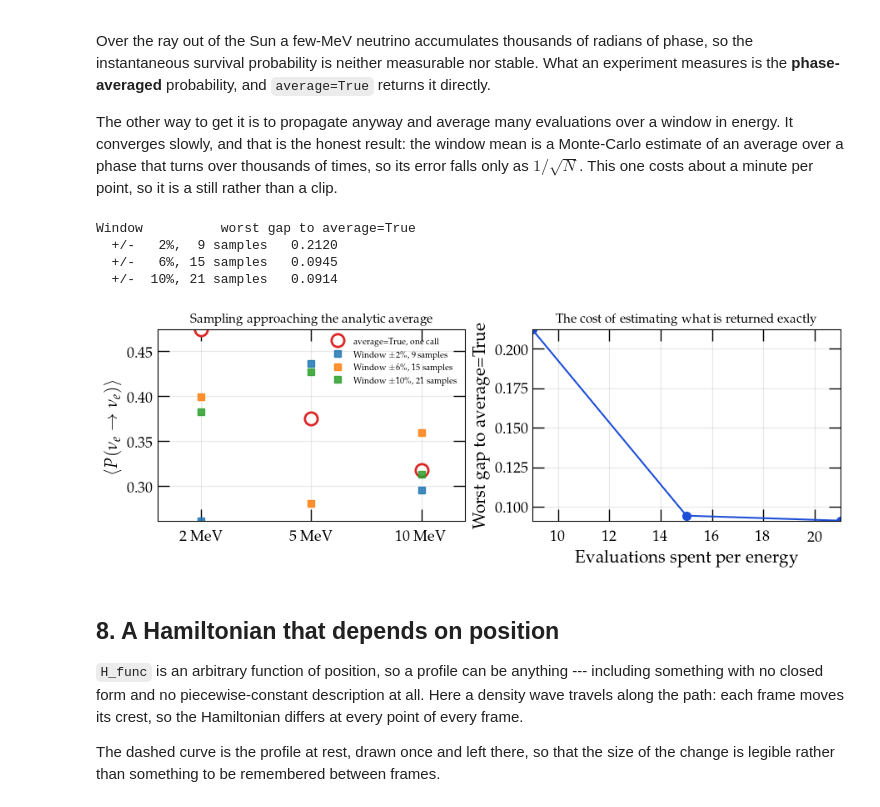
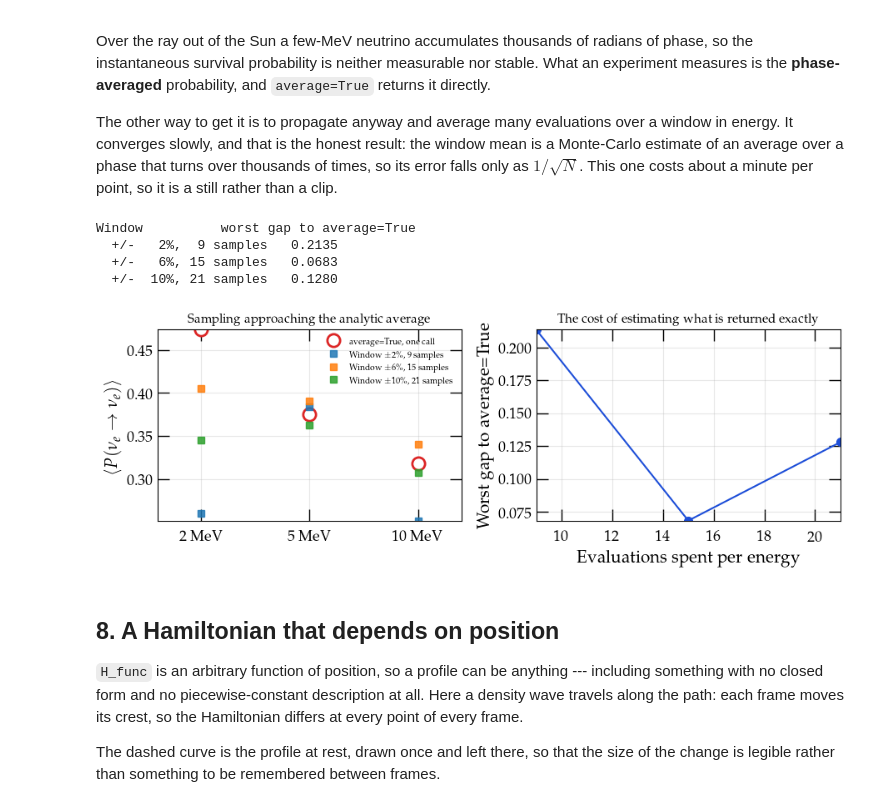
Before and after one commit to mbustama/Magnus, a Jupyter notebook: notebooks/27_magnus_animations.ipynb, the cells around one changed output. Cells and saved outputs as stored; diff of their text form; code cells hidden in the pictures.

```diff
--- a/notebooks/27_magnus_animations.ipynb
+++ b/notebooks/27_magnus_animations.ipynb
@@ -570,8 +573,9 @@ with open(SOLAR_TABLE) as fh:
             except ValueError:
                 continue
 _solar = np.array(_rows)
-_mean_nucleon = 0.5*(gd.MASS_PROTON + gd.MASS_NEUTRON)
-_ne_solar = _solar[:, 3]*gd.UNIT_G_PER_CM3/_mean_nucleon*(0.5*(1.0 + _solar[:, 6]))
+# Electrons per atomic mass unit: 1H, and the rest counted as 4He, at their atomic masses.
+_ne_solar = (_solar[:, 3]*gd.UNIT_G_PER_CM3/gd.ATOMIC_MASS_UNIT
+             *(_solar[:, 6]/1.00782503 + 2.0*(1.0 - _solar[:, 6])/4.00260325))
 _x_solar = _solar[:, 1]*gd.SUN_RADIUS*gd.UNIT_KM
 _log_ne = np.log(_ne_solar)
 R_SUN_AVG = float(_x_solar[-1])
@@ -607,37 +611,37 @@ gaps = [float(np.max(np.abs(m - P_AVG_EXACT))) for m in means]
 
 fig, axes = filmstrip(2, height=3.4, width_each=4.6)
 ax = axes[0]
 idx = np.arange(len(E_AVG))
 ax.plot(idx, P_AVG_EXACT, 'o', ms=11, color=MARK, mfc='white', mew=2.0,
         label='average=True, one call')
 for (hw, n), m in zip(WINDOWS, means):
     ax.plot(idx, m, 's', ms=6, alpha=0.85,
             label=r'Window $\pm%.0f\%%$, %d samples' % (100*hw, n))
 ax.set_xticks(idx)
 ax.set_xticklabels(['%.0f MeV' % (e/MEV) for e in E_AVG])
 ax.set_xlim(-0.4, len(E_AVG) - 0.6)
 ax.set_ylabel(r'$\langle P(\nu_e \to \nu_e)\rangle$')
 ax.set_title('Sampling approaching the analytic average', fontsize=11)
 ax.legend(fontsize=7.5)
 
 ax = axes[1]
 ns = [n for _, n in WINDOWS]
 ax.plot(ns, gaps, '-o', ms=7, color=ACCENT)
 ax.set_xlabel('Evaluations spent per energy')
 ax.set_ylabel('Worst gap to average=True')
 ax.set_title('The cost of estimating what is returned exactly', fontsize=11)
 ax.set_xlim(ns[0], ns[-1])
 fig.tight_layout(pad=1.0)
 
 print('Window          worst gap to average=True')
 for (hw, n), g in zip(WINDOWS, gaps):
     print('  +/-%4.0f%%, %2d samples   %.4f' % (100*hw, n, g))
 # %% [output]
 Window          worst gap to average=True
-  +/-   2%,  9 samples   0.2120
-  +/-   6%, 15 samples   0.0945
-  +/-  10%, 21 samples   0.0914
+  +/-   2%,  9 samples   0.2135
+  +/-   6%, 15 samples   0.0683
+  +/-  10%, 21 samples   0.1280
-[figure, old version]
+[figure, new version]
 # %% [markdown]
 ## 8. A Hamiltonian that depends on position
 
```
Also changed, not shown: parts of 1 cell of this notebook, 28 other files.
